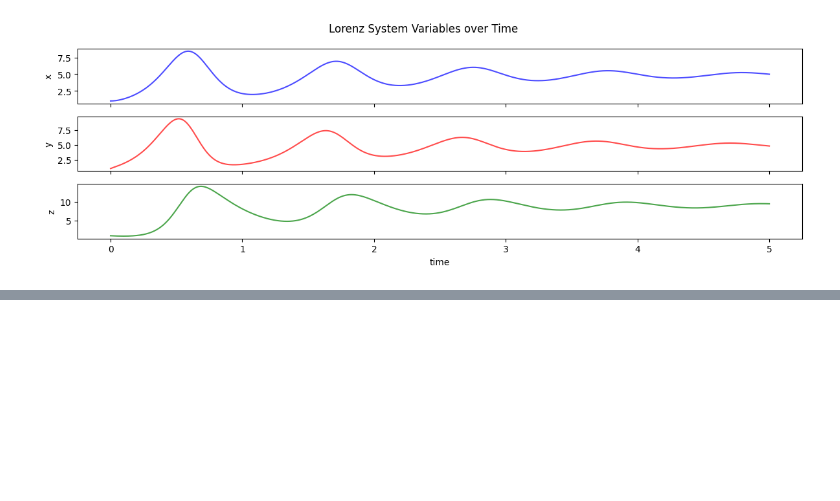
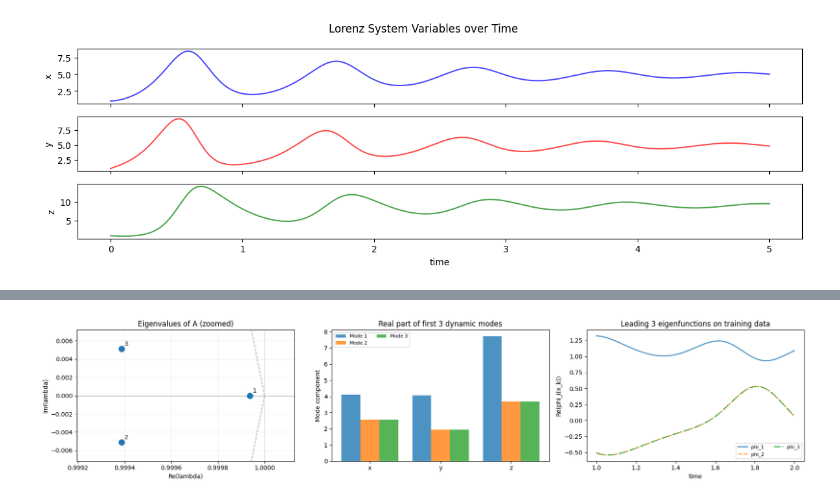
Before and after one commit to IPL-UV/dynamical_systems_course, a Jupyter notebook: koopman.ipynb, the cells around one changed output, grey strips where cells are left out. Cells and saved outputs as stored; diff of their text form; code cells hidden in the pictures; blank space fills up the shorter version.

```diff
--- a/koopman.ipynb
+++ b/koopman.ipynb
@@ -392,0 +248,92 @@ First 5 continuous eigenvalues: [-7.86385455e+02 +0.j         -2.82571509e-01+12
+# %%
+# Spectral analysis of A = koop_model.K_ via eigenvalues, dynamic modes, and eigenfunctions
+A = koop_model.K_
+eigvals, eigvecs_right = np.linalg.eig(A)
+sort_idx = np.argsort(np.abs(eigvals))[::-1]
+eigvals = eigvals[sort_idx]
+eigvecs_right = eigvecs_right[:, sort_idx]
+
+# For psi_{k+1} = psi_k A, Koopman eigenfunctions are phi_j(x) = psi(x) v_j
+psi_train = koop_model._lift(state_train)
+eigenfunction_values = psi_train @ eigvecs_right
+
+# State reconstruction x = psi B = Phi M, where M = V^{-1} B
+modal_decoder = np.linalg.solve(eigvecs_right, koop_model.B_)
+dynamic_modes = modal_decoder.T
+continuous_eigvals = np.log(eigvals) / (times[1] - times[0])
+n_modes_plot = min(6, eigvals.shape[0])
+
+print("A matrix:")
+print(np.real_if_close(A))
+print()
+print("Discrete-time eigenvalues:")
+print(np.real_if_close(eigvals))
+print()
+print("Continuous-time eigenvalues:")
+print(np.real_if_close(continuous_eigvals))
+print()
+print(f"Observable dimension: {A.shape[0]}")
+print(f"State dimension: {dynamic_modes.shape[0]}")
+print()
+for mode_idx, lam in enumerate(eigvals[:n_modes_plot], start=1):
+    mode = dynamic_modes[:, mode_idx - 1]
+    print(f"Mode {mode_idx}: lambda = {lam:.6g}")
+    print("  dynamic mode =", np.real_if_close(mode))
+
+fig, axes = plt.subplots(1, 3, figsize=(18, 4))
+
+# Eigenvalues in the complex plane
+axes[0].scatter(eigvals.real, eigvals.imag, color="tab:blue", s=90, zorder=3)
+for idx, lam in enumerate(eigvals[:n_modes_plot], start=1):
+    axes[0].annotate(f"{idx}", (lam.real, lam.imag), textcoords="offset points", xytext=(5, 5))
+unit_circle = np.exp(1j * np.linspace(0, 2 * np.pi, 400))
+axes[0].plot(unit_circle.real, unit_circle.imag, "k--", alpha=0.35, linewidth=1.2)
+axes[0].axhline(0.0, color="0.7", linewidth=1)
+axes[0].axvline(1.0, color="0.7", linewidth=1, linestyle=":")
+real_pad = max(1e-4, 0.35 * np.ptp(eigvals.real))
+imag_pad = max(5e-4, 0.2 * np.ptp(eigvals.imag))
+axes[0].set_xlim(eigvals.real.min() - real_pad, eigvals.real.max() + real_pad)
+axes[0].set_ylim(eigvals.imag.min() - imag_pad, eigvals.imag.max() + imag_pad)
+axes[0].grid(alpha=0.25)
+axes[0].set_title("Eigenvalues of A (zoomed)")
+axes[0].set_xlabel("Re(lambda)")
+axes[0].set_ylabel("Im(lambda)")
+axes[0].set_aspect("auto")
+
+# Real part of leading dynamic modes in state coordinates
+mode_positions = np.arange(len(state_labels))
+bar_width = 0.8 / n_modes_plot
+for idx in range(n_modes_plot):
+    axes[1].bar(
+        mode_positions + idx * bar_width,
+        np.real(dynamic_modes[:, idx]),
+        width=bar_width,
+        label=f"Mode {idx + 1}",
+        alpha=0.8,
+    )
+axes[1].set_xticks(mode_positions + 0.4 - bar_width / 2)
+axes[1].set_xticklabels(state_labels)
+axes[1].set_title(f"Real part of first {n_modes_plot} dynamic modes")
+axes[1].set_ylabel("Mode component")
+axes[1].legend(ncol=2, fontsize=8)
+
+# Leading eigenfunction coordinates along the training trajectory
+n_plot = min(1000, len(t_train))
+eigenfunction_styles = ["-", "--", "-.", ":"]
+for idx in range(n_modes_plot):
+    axes[2].plot(
+        t_train[:n_plot],
+        np.real(eigenfunction_values[:n_plot, idx]),
+        label=f"phi_{idx + 1}",
+        linestyle=eigenfunction_styles[idx % len(eigenfunction_styles)],
+        linewidth=1.8,
+        alpha=0.8,
+    )
+axes[2].set_title(f"Leading {n_modes_plot} eigenfunctions on training data")
+axes[2].set_xlabel("time")
+axes[2].set_ylabel("Re(phi_i(x_k))")
+axes[2].legend(ncol=2, fontsize=8)
+
+plt.tight_layout()
+plt.show()
+# %% [output]
@@ -392,0 +360 @@ First 5 continuous eigenvalues: [-7.86385455e+02 +0.j         -2.82571509e-01+12
+[figure, added]
```
Also changed, not shown: parts of 9 cells of this notebook, 2 other files.
